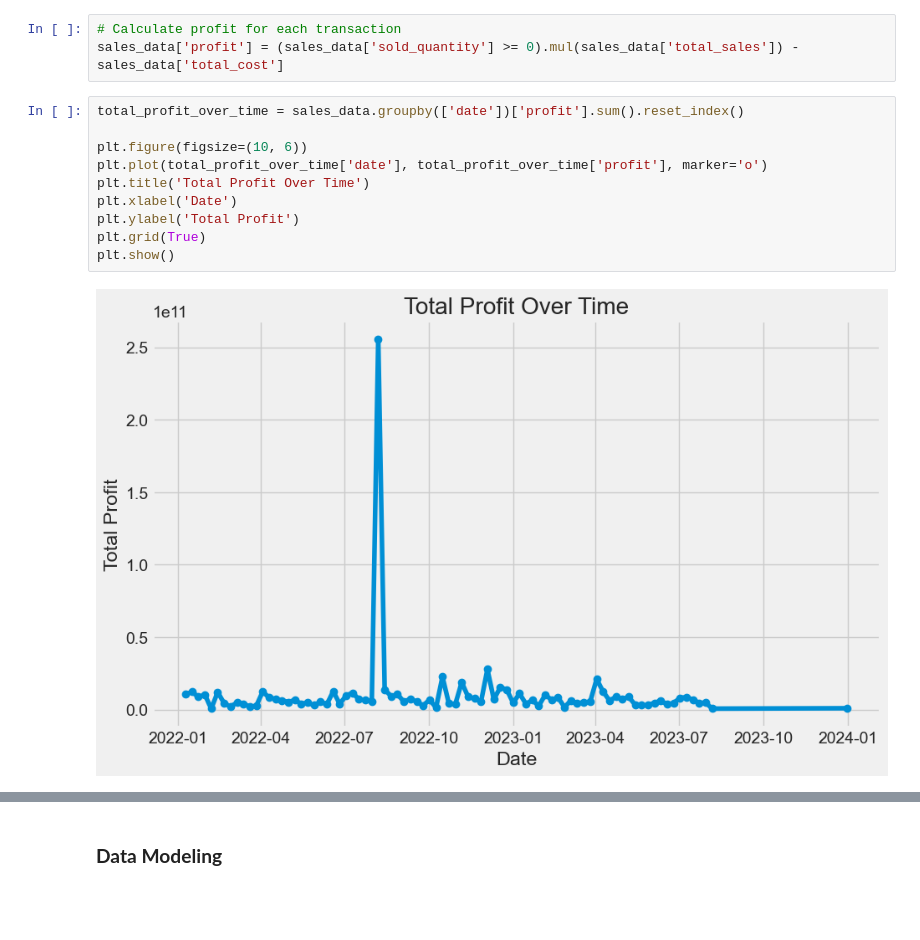
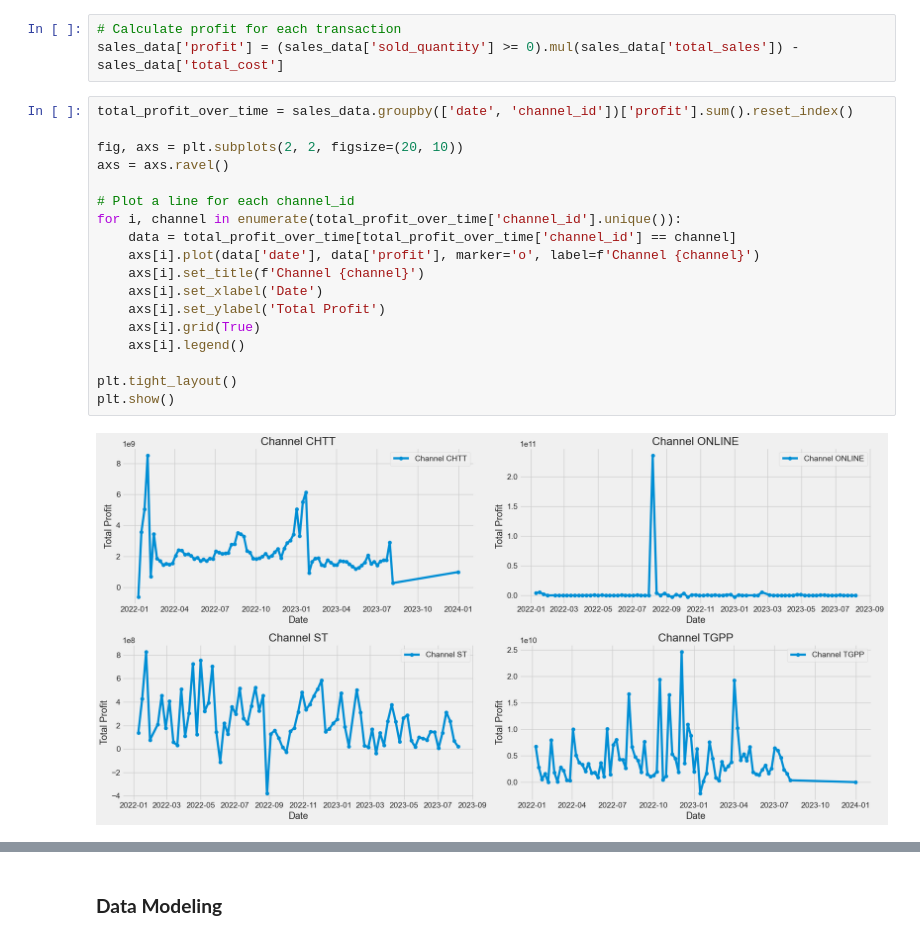
Before and after one commit to knightstark7/FinalMVP-VietnamDatathon, a Jupyter notebook: src/demo.ipynb, the cells around one changed output, grey strips where cells are left out. Drawn from its saved outputs; the diff is of its cells as text; blank space fills up the shorter version.

```diff
--- a/src/demo.ipynb
+++ b/src/demo.ipynb
@@ -267,15 +267,23 @@ plt.show()
 # %%
 # Calculate profit for each transaction
 sales_data['profit'] = (sales_data['sold_quantity'] >= 0).mul(sales_data['total_sales']) - sales_data['total_cost']
-# %%
-total_profit_over_time = sales_data.groupby(['date'])['profit'].sum().reset_index()
-
-plt.figure(figsize=(10, 6))
-plt.plot(total_profit_over_time['date'], total_profit_over_time['profit'], marker='o')
-plt.title('Total Profit Over Time')
-plt.xlabel('Date')
-plt.ylabel('Total Profit')
-plt.grid(True)
-plt.show()
-# %% [output]
-[figure, removed]
+# %%
+total_profit_over_time = sales_data.groupby(['date', 'channel_id'])['profit'].sum().reset_index()
+
+fig, axs = plt.subplots(2, 2, figsize=(20, 10))
+axs = axs.ravel()
+
+# Plot a line for each channel_id
+for i, channel in enumerate(total_profit_over_time['channel_id'].unique()):
+    data = total_profit_over_time[total_profit_over_time['channel_id'] == channel]
+    axs[i].plot(data['date'], data['profit'], marker='o', label=f'Channel {channel}')
+    axs[i].set_title(f'Channel {channel}')
+    axs[i].set_xlabel('Date')
+    axs[i].set_ylabel('Total Profit')
+    axs[i].grid(True)
+    axs[i].legend()
+
+plt.tight_layout()
+plt.show()
+# %% [output]
+[figure, added]
```
Also changed, not shown: parts of 7 cells of this notebook.
